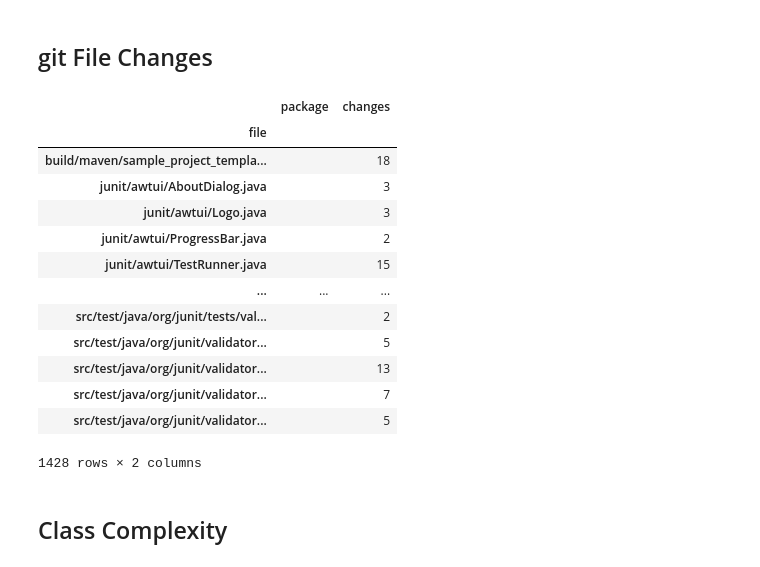
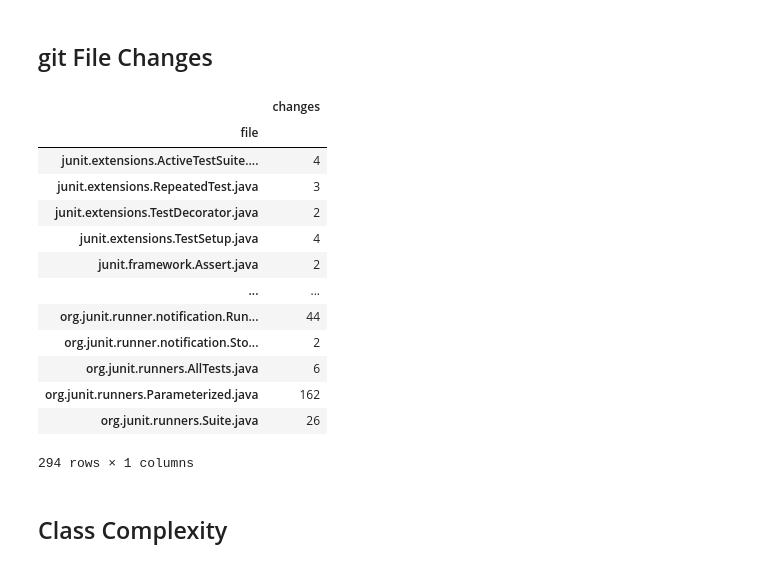
Before and after one commit to Bernardo-MG/jupyter-notebook-example, a Jupyter notebook: architecture/architecture_hotspots.ipynb, the cells around one changed output. Cells and saved outputs as stored; diff of their text form; code cells hidden in the pictures.

```diff
--- a/architecture/architecture_hotspots.ipynb
+++ b/architecture/architecture_hotspots.ipynb
@@ -39,30 +39,35 @@ classes.head()
 # %%
 class_change_count = history[history["fileType"] == "java"]
 class_change_count = class_change_count[["file", "package"]]
 
+# Removes classes without package
+class_change_count = class_change_count[class_change_count["package"] != ""]
+class_change_count = class_change_count[["file"]]
+class_change_count["file"] = class_change_count["file"].str.replace(r"^src/","")
+class_change_count["file"] = class_change_count["file"].str.replace("/",".")
+
 # Clean up
-class_change_count = class_change_count.fillna("")
 class_change_count = class_change_count.value_counts()
 class_change_count = class_change_count.reset_index(name="changes")
 class_change_count = class_change_count.sort_values("file")
 class_change_count = class_change_count.set_index("file")
 
 class_change_count
 # %% [output]
-|  | package | changes |
-| file |  |  |
-| build/maven/sample_project_templa... |  | 18 |
-| junit/awtui/AboutDialog.java |  | 3 |
-| junit/awtui/Logo.java |  | 3 |
-| junit/awtui/ProgressBar.java |  | 2 |
-| junit/awtui/TestRunner.java |  | 15 |
-| ... | ... | ... |
-| src/test/java/org/junit/tests/val... |  | 2 |
-| src/test/java/org/junit/validator... |  | 5 |
-| src/test/java/org/junit/validator... |  | 13 |
-| src/test/java/org/junit/validator... |  | 7 |
-| src/test/java/org/junit/validator... |  | 5 |
+|  | changes |
+| file |  |
+| junit.extensions.ActiveTestSuite.... | 4 |
+| junit.extensions.RepeatedTest.java | 3 |
+| junit.extensions.TestDecorator.java | 2 |
+| junit.extensions.TestSetup.java | 4 |
+| junit.framework.Assert.java | 2 |
+| ... | ... |
+| org.junit.runner.notification.Run... | 44 |
+| org.junit.runner.notification.Sto... | 2 |
+| org.junit.runners.AllTests.java | 6 |
+| org.junit.runners.Parameterized.java | 162 |
+| org.junit.runners.Suite.java | 26 |
-1428 rows × 2 columns
+294 rows × 1 columns
 # %% [markdown]
 ## Class Complexity
 # %%
```
Also changed, not shown: 1 other file.
